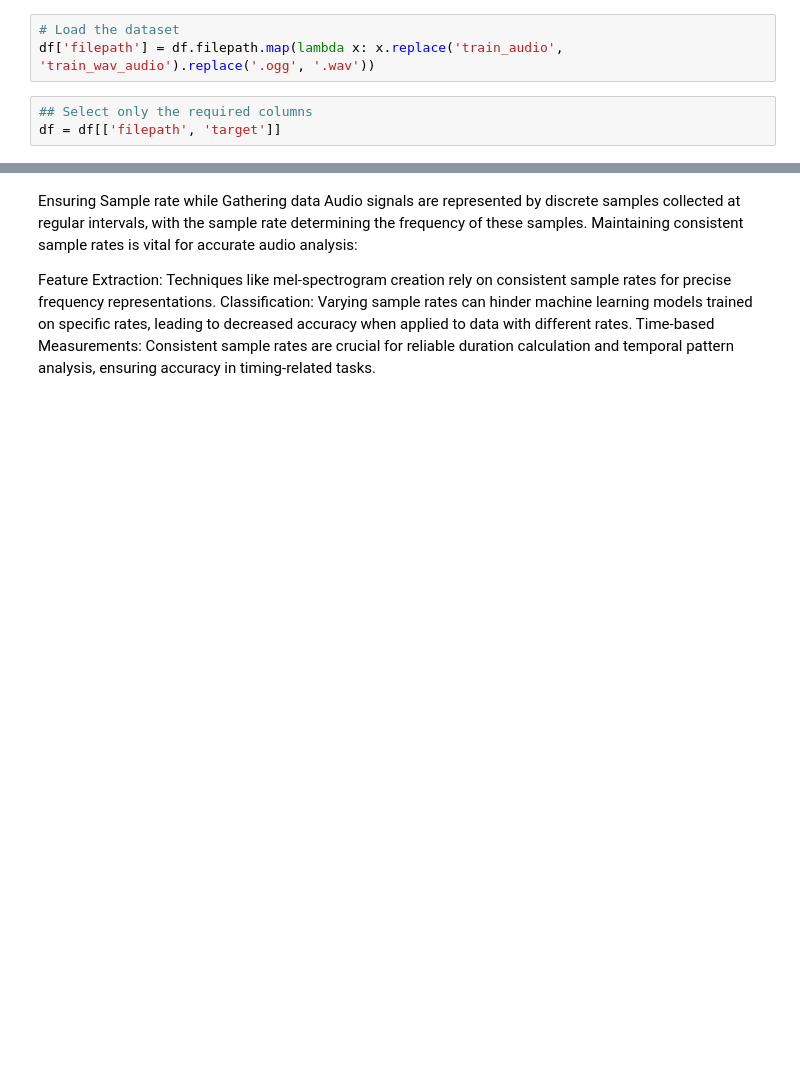
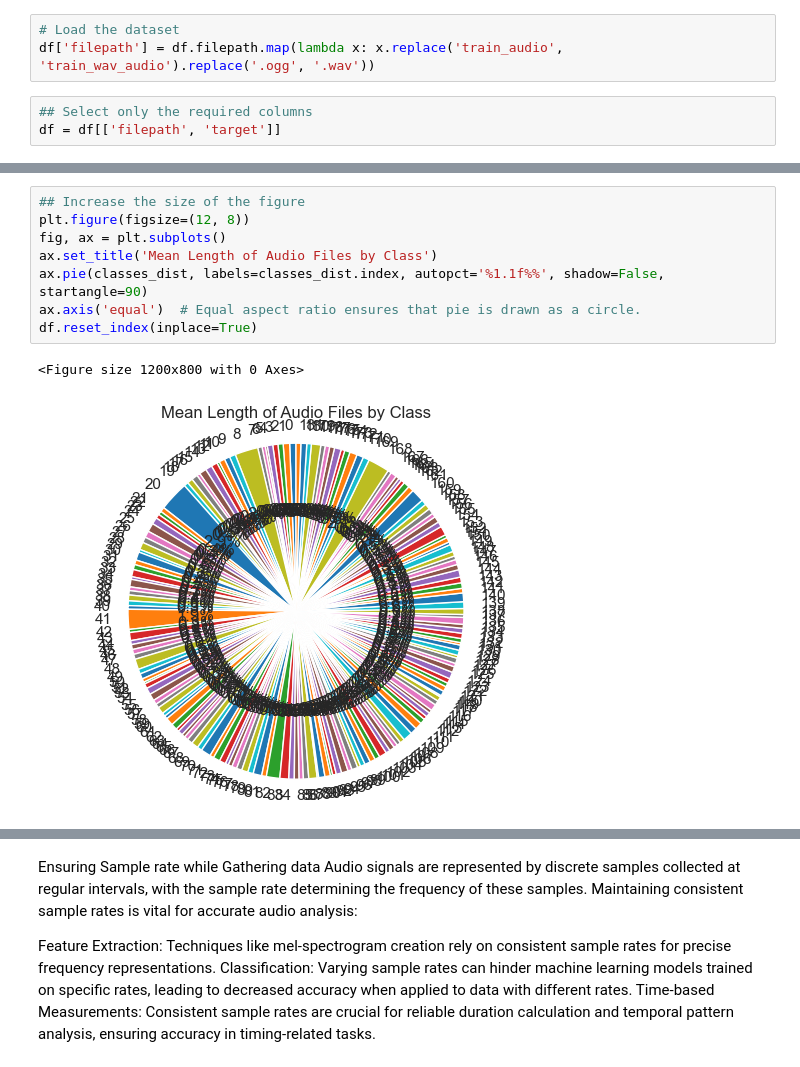
Before and after one commit to kagozi/BirdCLEF-2024, a Jupyter notebook: embedding-method.ipynb, the cells around one changed output, grey strips where cells are left out. Cells and saved outputs as stored; diff of their text form; blank space fills up the shorter version.

```diff
--- a/embedding-method.ipynb
+++ b/embedding-method.ipynb
@@ -147,3 +163,14 @@ df = df[['filepath', 'target']]
+# %%
+## Increase the size of the figure
+plt.figure(figsize=(12, 8))
+fig, ax = plt.subplots()
+ax.set_title('Mean Length of Audio Files by Class')
+ax.pie(classes_dist, labels=classes_dist.index, autopct='%1.1f%%', shadow=False, startangle=90)
+ax.axis('equal')  # Equal aspect ratio ensures that pie is drawn as a circle.
+df.reset_index(inplace=True)
+# %% [output]
+<Figure size 1200x800 with 0 Axes>
+[figure, added]
 # %%
 df.head(5)
 # %% [output]
```
Also changed, not shown: parts of 14 cells of this notebook.
